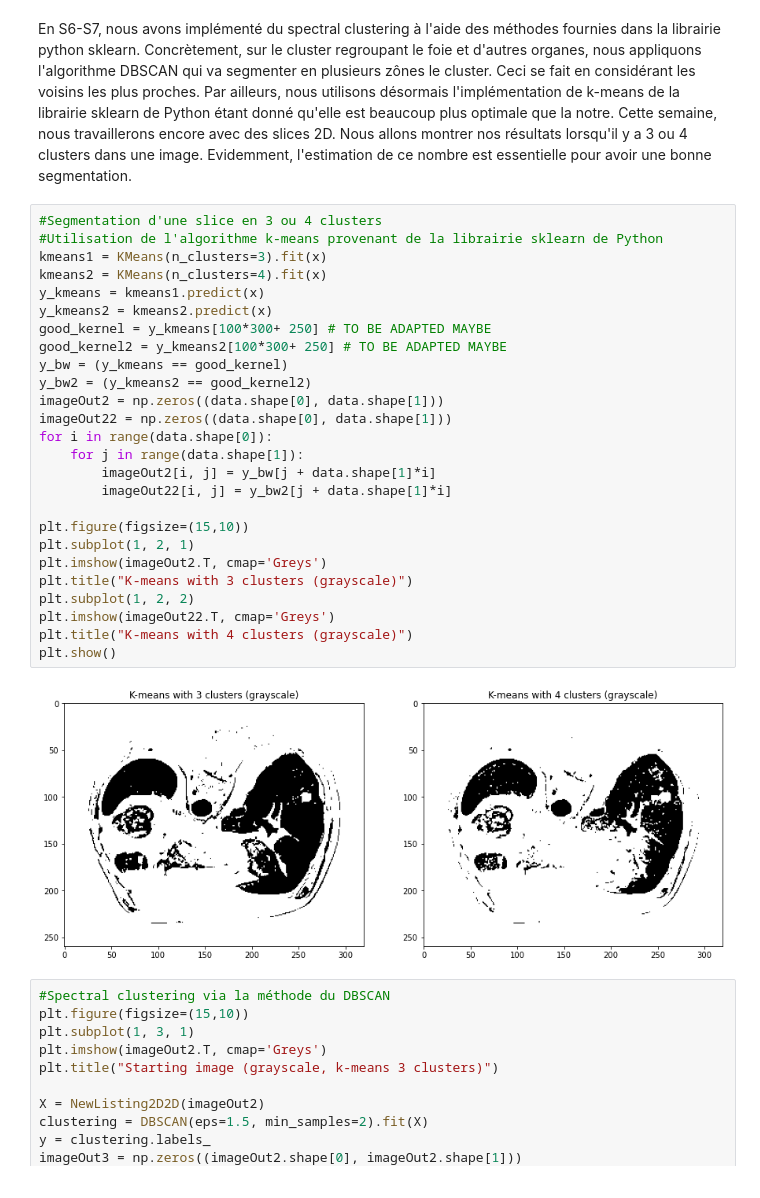
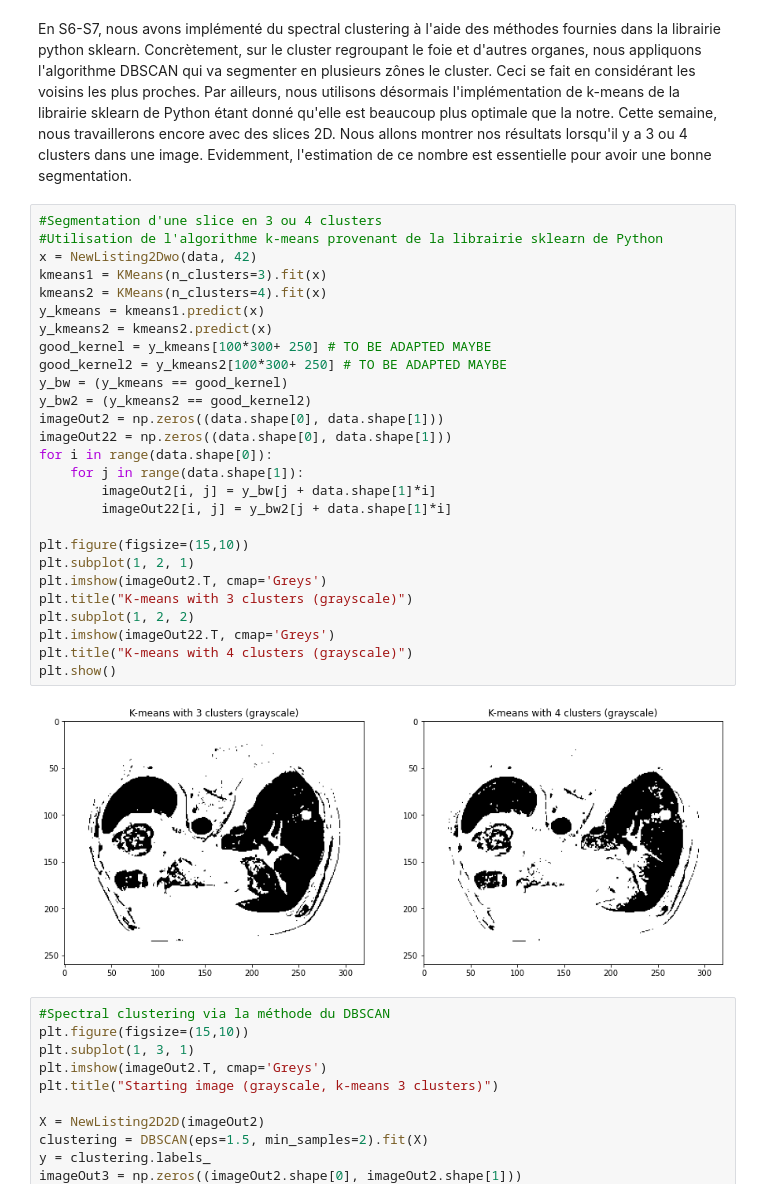
Before and after one commit to defrenned3238/WSBIM2243, a Jupyter notebook: WSBIM2243.ipynb, the cells around one changed output. Cells and saved outputs as stored; diff of their text form.

```diff
--- a/WSBIM2243.ipynb
+++ b/WSBIM2243.ipynb
@@ -325,31 +325,32 @@ En S6-S7, nous avons implémenté du spectral clustering à l'aide des méthodes
 # %%
 #Segmentation d'une slice en 3 ou 4 clusters
 #Utilisation de l'algorithme k-means provenant de la librairie sklearn de Python
+x = NewListing2Dwo(data, 42)
 kmeans1 = KMeans(n_clusters=3).fit(x)
 kmeans2 = KMeans(n_clusters=4).fit(x)
 y_kmeans = kmeans1.predict(x)
 y_kmeans2 = kmeans2.predict(x)
 good_kernel = y_kmeans[100*300+ 250] # TO BE ADAPTED MAYBE
 good_kernel2 = y_kmeans2[100*300+ 250] # TO BE ADAPTED MAYBE
 y_bw = (y_kmeans == good_kernel)
 y_bw2 = (y_kmeans2 == good_kernel2)
 imageOut2 = np.zeros((data.shape[0], data.shape[1]))
 imageOut22 = np.zeros((data.shape[0], data.shape[1]))
 for i in range(data.shape[0]):
     for j in range(data.shape[1]):
         imageOut2[i, j] = y_bw[j + data.shape[1]*i]
         imageOut22[i, j] = y_bw2[j + data.shape[1]*i]
 
 plt.figure(figsize=(15,10))
 plt.subplot(1, 2, 1)
 plt.imshow(imageOut2.T, cmap='Greys')
 plt.title("K-means with 3 clusters (grayscale)")
 plt.subplot(1, 2, 2)
 plt.imshow(imageOut22.T, cmap='Greys')
 plt.title("K-means with 4 clusters (grayscale)")
 plt.show()
 # %% [output]
-[figure, old version]
+[figure, new version]
 # %%
 #Spectral clustering via la méthode du DBSCAN
 plt.figure(figsize=(15,10))
```
Also changed, not shown: parts of 1 cell of this notebook.
